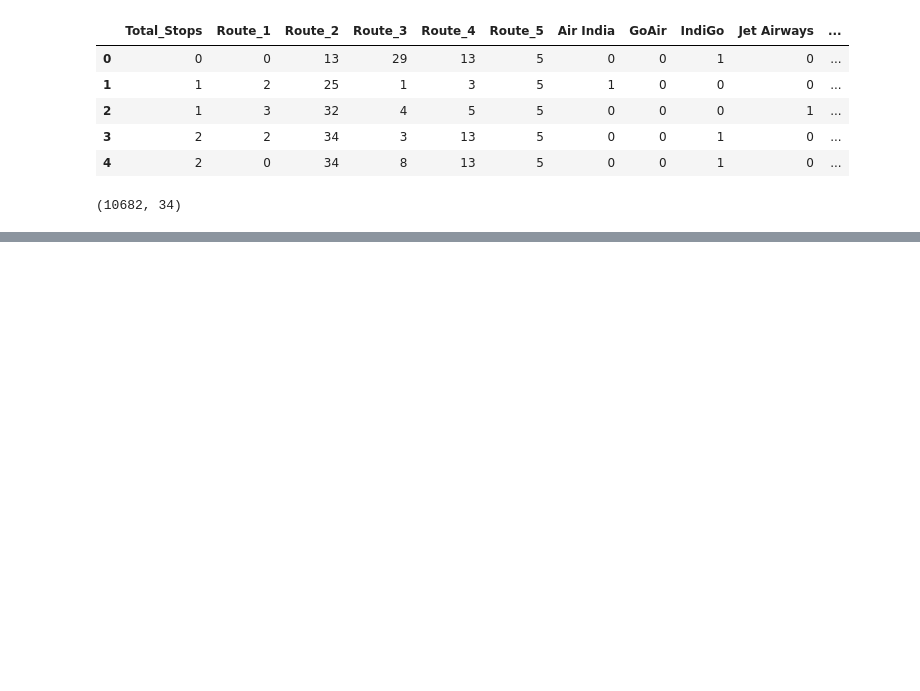
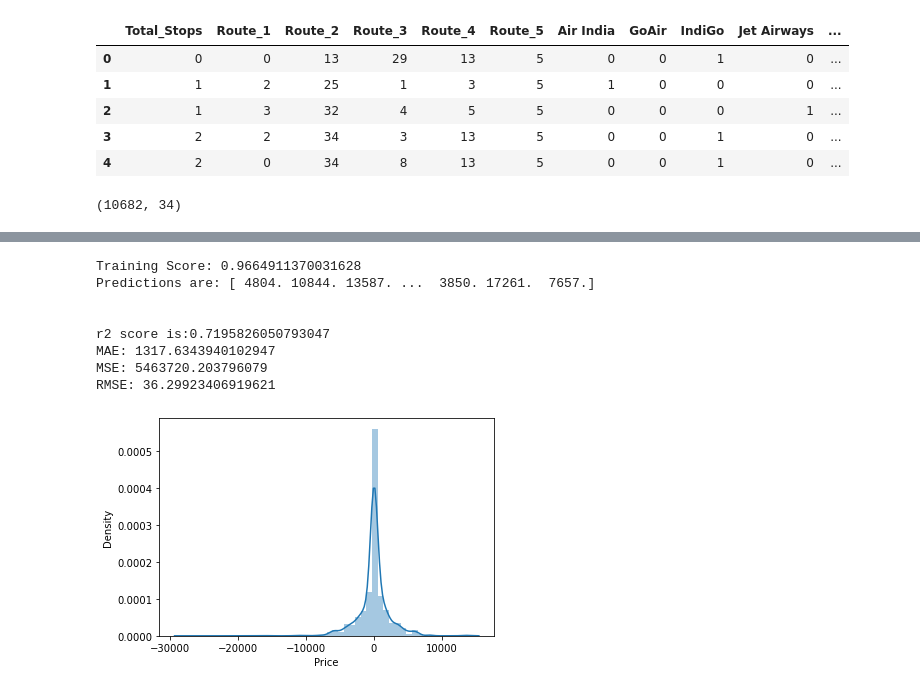
Before and after one commit to niran360/Flight_Price_prediction, a Jupyter notebook: Flight Price prediction.ipynb, the cells around one changed output, grey strips where cells are left out. Saved outputs shown, nothing was run; the diff lists cells and outputs as text; code cells hidden in the pictures; blank space fills up the shorter version.

```diff
--- a/Flight Price prediction.ipynb
+++ b/Flight Price prediction.ipynb
@@ -659,0 +701,12 @@ RMSE: 33.59850538162383
+# %%
+predict(DecisionTreeRegressor())
+# %% [output]
+Training Score: 0.9664911370031628
+Predictions are: [ 4804. 10844. 13587. ...  3850. 17261.  7657.]
+
+
+r2 score is:0.7195826050793047
+MAE: 1317.6343940102947
+MSE: 5463720.203796079
+RMSE: 36.29923406919621
+[figure, added]
```
Also changed, not shown: parts of 12 cells of this notebook.
